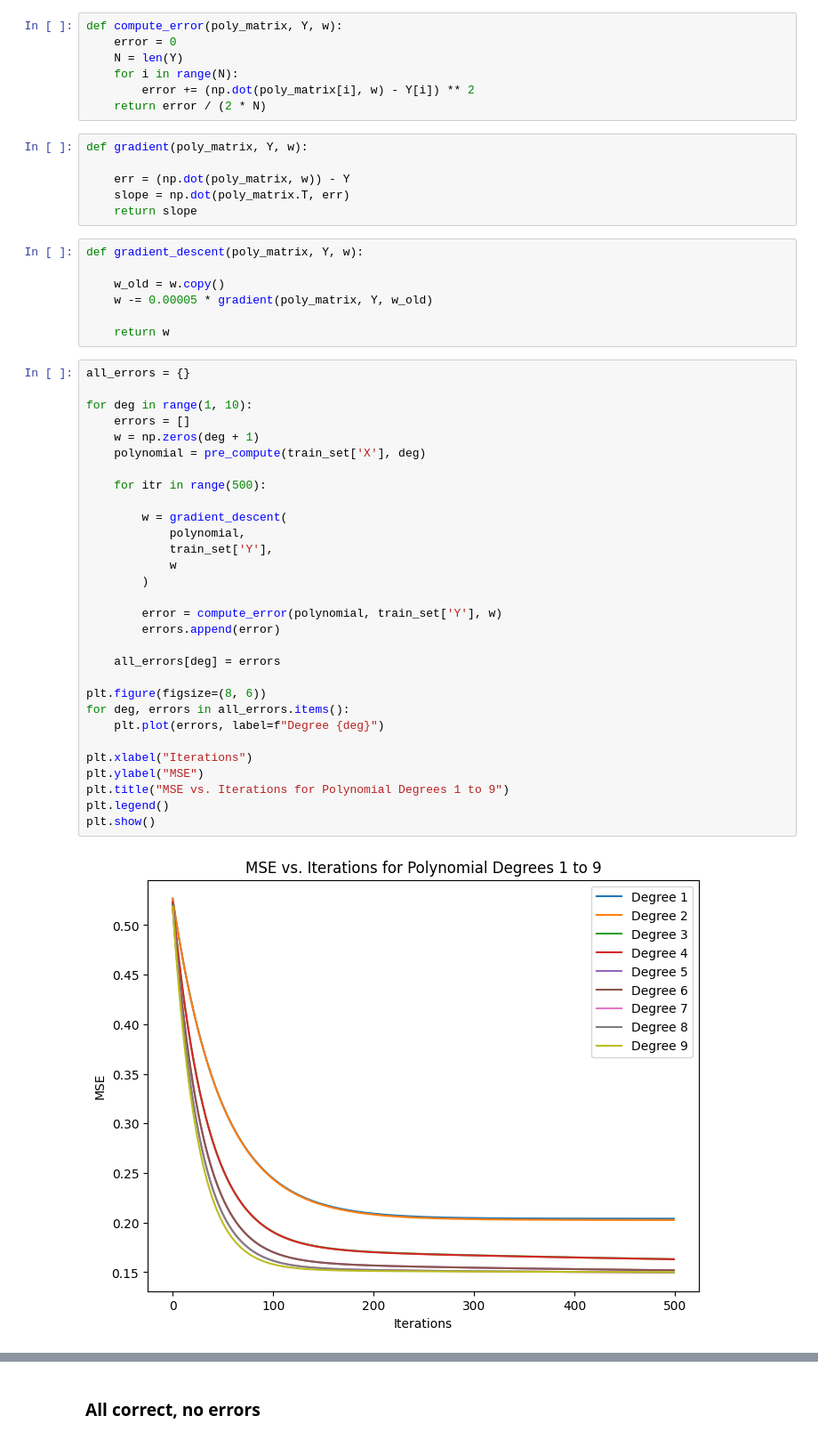
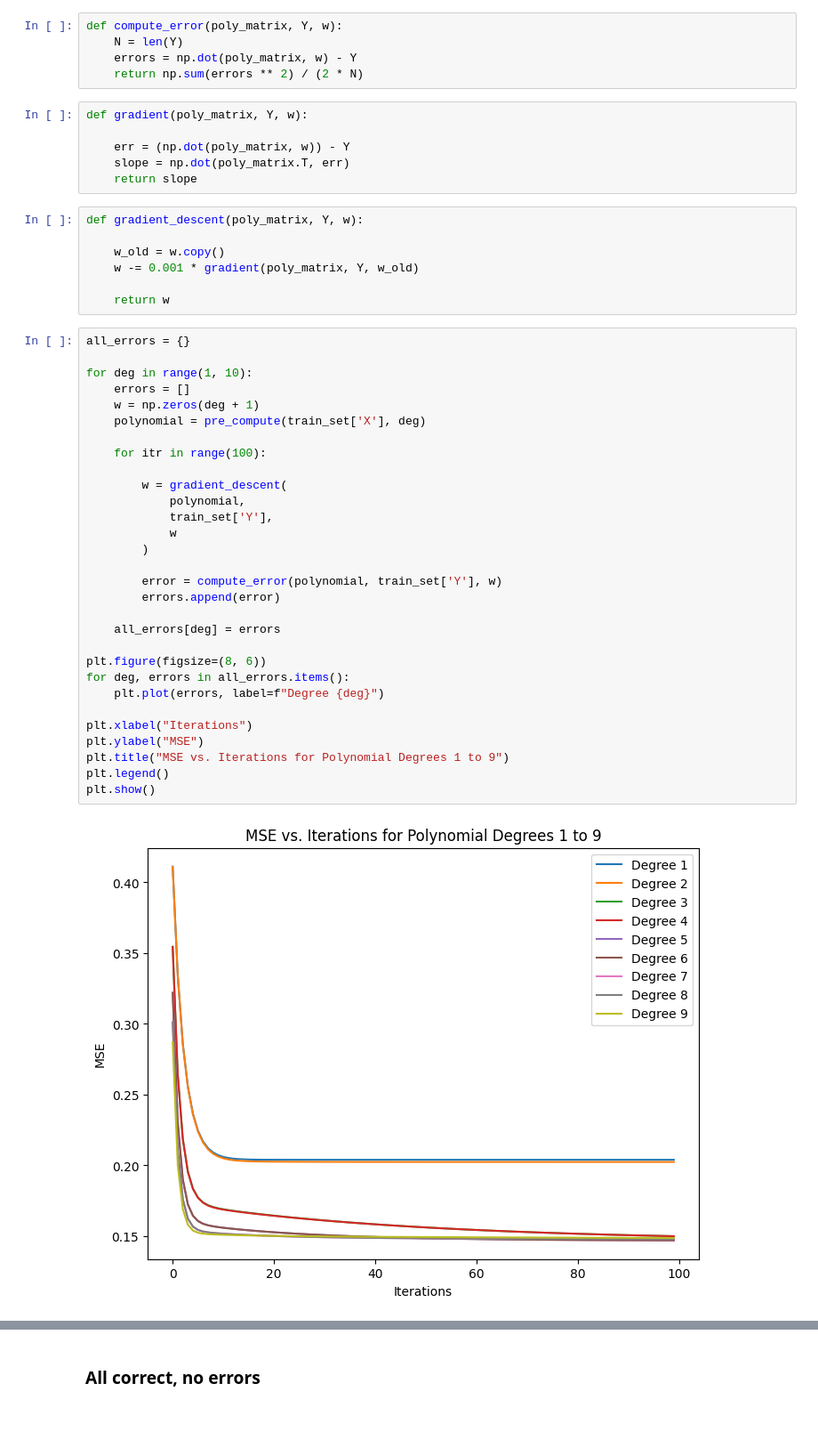
Before and after one commit to RastogiAdit/FODS-Assignment_1, a Jupyter notebook: Assignment-1.ipynb, the cells around one changed output, grey strips where cells are left out. Shown at 89% size. Drawn from its saved outputs; the diff is of its cells as text.

```diff
--- a/Assignment-1.ipynb
+++ b/Assignment-1.ipynb
@@ -80,11 +80,9 @@ def pre_compute(X, deg):
     return np.array([X ** i for i in range(deg + 1)]).T
 # %%
 def compute_error(poly_matrix, Y, w):
-    error = 0
     N = len(Y)
-    for i in range(N):
-        error += (np.dot(poly_matrix[i], w) - Y[i]) ** 2
-    return error / (2 * N)
+    errors = np.dot(poly_matrix, w) - Y
+    return np.sum(errors ** 2) / (2 * N)
 # %%
 def gradient(poly_matrix, Y, w):
 
@@ -95,41 +93,41 @@ def gradient(poly_matrix, Y, w):
 def gradient_descent(poly_matrix, Y, w):
 
     w_old = w.copy()
-    w -= 0.00005 * gradient(poly_matrix, Y, w_old)
+    w -= 0.001 * gradient(poly_matrix, Y, w_old)
 
     return w
 # %%
 all_errors = {}
 
 for deg in range(1, 10):
     errors = []
     w = np.zeros(deg + 1)
     polynomial = pre_compute(train_set['X'], deg)
 
-    for itr in range(500):
+    for itr in range(100):
 
         w = gradient_descent(
             polynomial,
             train_set['Y'],
             w
         )
 
         error = compute_error(polynomial, train_set['Y'], w)
         errors.append(error)
 
     all_errors[deg] = errors
 
 plt.figure(figsize=(8, 6))
 for deg, errors in all_errors.items():
     plt.plot(errors, label=f"Degree {deg}")
 
 plt.xlabel("Iterations")
 plt.ylabel("MSE")
 plt.title("MSE vs. Iterations for Polynomial Degrees 1 to 9")
 plt.legend()
 plt.show()
 # %% [output]
-[figure, old version]
+[figure, new version]
 # %%
 final_errors = [errors[-1] for errors in all_errors.values()]
 
```
Also changed, not shown: parts of 13 cells of this notebook.
